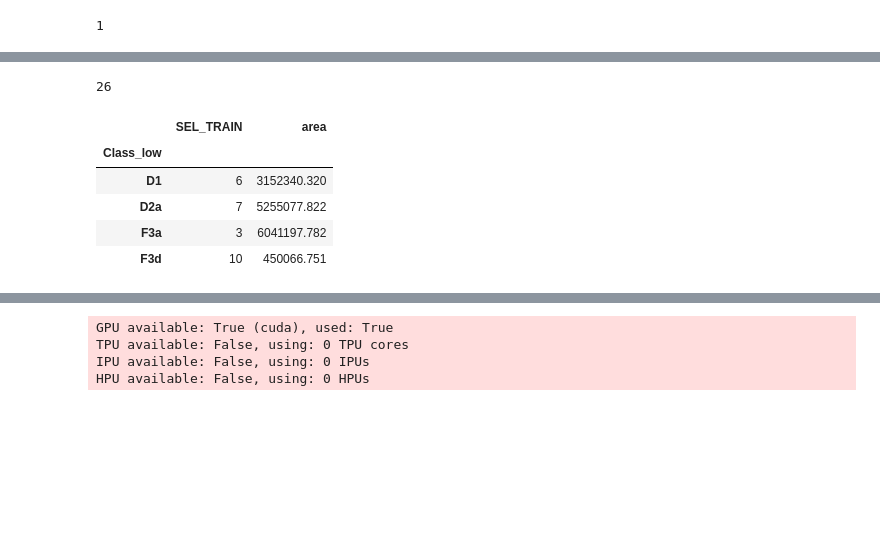
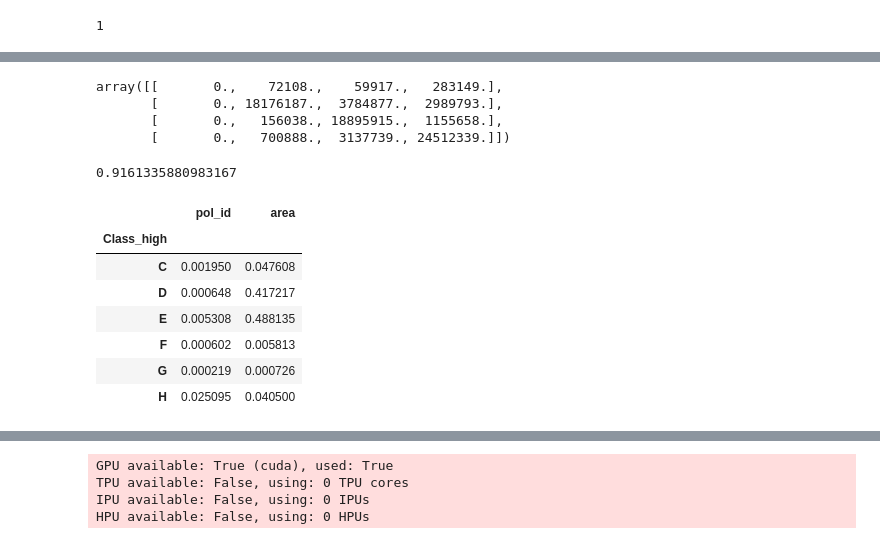
Before and after one commit to pdnpa/cnn-land-cover, a Jupyter notebook: notebooks/Evaluate trained network.ipynb, the cells around one changed output, grey strips where cells are left out. Drawn from its saved outputs; the diff is of its cells as text; code cells hidden in the pictures; blank space fills up the shorter version.

```diff
--- a/notebooks/Evaluate trained network.ipynb
+++ b/notebooks/Evaluate trained network.ipynb
@@ -196,14 +226,24 @@ adding transport
-# %%
-df_hab = lca.load_pols('../content/habitat_data_annotations/habitat_data_annotations.shp')
-df_hab = df_hab[df_hab['SEL_TRAIN'] == 1]
-print(len(df_hab))
-# df_hab.head()
-df_hab.groupby('Class_low').sum()
-# %% [output]
-26
-|  | SEL_TRAIN | area |
-| Class_low |  |  |
-| D1 | 6 | 3152340.320 |
-| D2a | 7 | 5255077.822 |
-| F3a | 3 | 6041197.782 |
-| F3d | 10 | 450066.751 |
+# %%
+LCU.test_confusion_mat
+# %% [output]
+array([[       0.,    72108.,    59917.,   283149.],
+       [       0., 18176187.,  3784877.,  2989793.],
+       [       0.,   156038., 18895915.,  1155658.],
+       [       0.,   700888.,  3137739., 24512339.]])
+# %%
+(((0.281 / 0.35) * 24 + (0.242 / 0.25) * 21 + (0.204 / 0.26) * 2.5) / (24 + 21 + 2.5)) * (1 / 0.955)
+# %% [output]
+0.9161335880983167
+# %%
+df_main = lca.load_pols('../content/evaluation_polygons/landscape_character_2022_FGH-override/landscape_character_2022_FGH-override.shp')
+df_main['area'] = df_main['geometry'].area
+df_main.groupby('Class_high').sum() / df_main['area'].sum()
+# %% [output]
+|  | pol_id | area |
+| Class_high |  |  |
+| C | 0.001950 | 0.047608 |
+| D | 0.000648 | 0.417217 |
+| E | 0.005308 | 0.488135 |
+| F | 0.000602 | 0.005813 |
+| G | 0.000219 | 0.000726 |
+| H | 0.025095 | 0.040500 |
```
Also changed, not shown: parts of 20 cells of this notebook, 5 other files.
